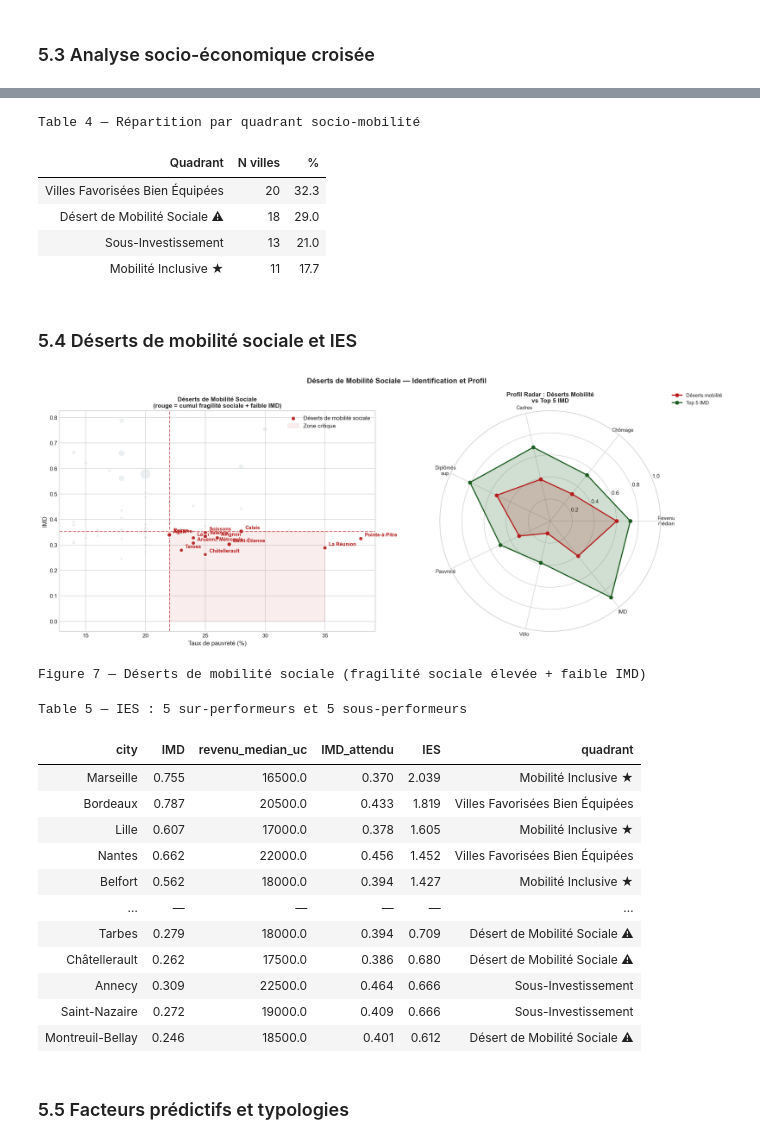
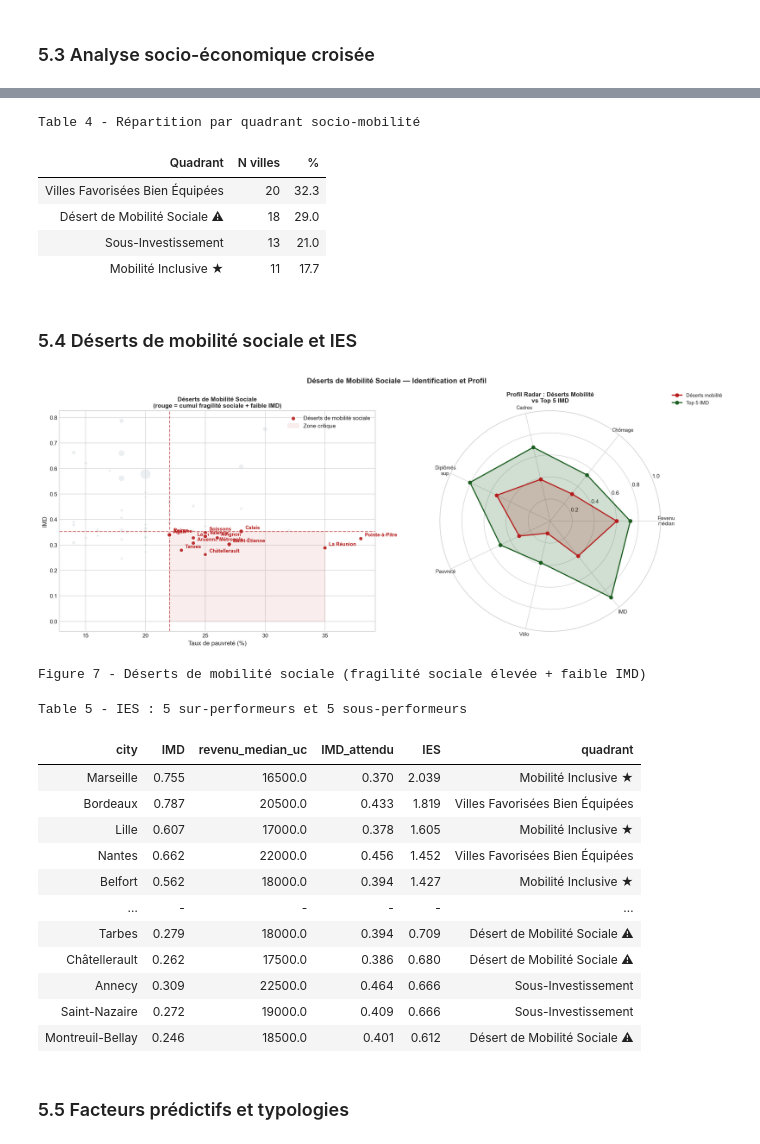
Before and after one commit to rohanfosse/bikeshare-data-explorer, a Jupyter notebook: notebooks/23_Research_Paper.ipynb, the cells around one changed output, grey strips where cells are left out. Saved outputs shown, nothing was run; the diff lists cells and outputs as text; code cells hidden in the pictures.

```diff
--- a/notebooks/23_Research_Paper.ipynb
+++ b/notebooks/23_Research_Paper.ipynb
@@ -545,13 +545,13 @@ if 'quadrant' in df_full.columns:
     tbl4.columns = ['Quadrant', 'N villes']
     tbl4['%'] = (tbl4['N villes'] / tbl4['N villes'].sum() * 100).round(1)
     display(HTML(
-        '<p><strong>Table 4</strong> — Répartition par quadrant socio-mobilité</p>' +
+        '<p><strong>Table 4</strong> - Répartition par quadrant socio-mobilité</p>' +
         tbl4.to_html(index=False, border=0, classes='table')
             .replace('<table', '<table style="font-size:0.92em; width:55%"')
     ))
     tbl4.to_csv(OUTPUT / 'tables_csv' / 'table4_quadrants.csv', index=False)
 # %% [output]
-Table 4 — Répartition par quadrant socio-mobilité
+Table 4 - Répartition par quadrant socio-mobilité
 | Quadrant | N villes | % |
 | Villes Favorisées Bien Équipées | 20 | 32.3 |
 | Désert de Mobilité Sociale ⚠ | 18 | 29.0 |
@@ -564,40 +564,40 @@ Table 4 — Répartition par quadrant socio-mobilité
 p7 = NB22 / 'figures' / '05_deserts_mobilite_sociale.png'
 if p7.exists():
     display(Image(str(p7), width=820))
-    print("Figure 7 — Déserts de mobilité sociale (fragilité sociale élevée + faible IMD)")
+    print("Figure 7 - Déserts de mobilité sociale (fragilité sociale élevée + faible IMD)")
 else:
     print("⚠ Exécuter NB22.")
 # %% [output]
 [figure]
-Figure 7 — Déserts de mobilité sociale (fragilité sociale élevée + faible IMD)
+Figure 7 - Déserts de mobilité sociale (fragilité sociale élevée + faible IMD)
 # %%
 # ── Table 5 : IES sur/sous-performeurs ────────────────────────────────────────
 if 'IES' in df_full.columns:
     df_ies = df_full[['city', 'IMD', 'revenu_median_uc', 'IMD_attendu', 'IES', 'quadrant']].copy()
     df_ies['quadrant'] = df_ies['quadrant'].str.replace('\n', ' ', regex=False)
     df_ies = df_ies.sort_values('IES', ascending=False)
 
     sep = pd.DataFrame([['…']*len(df_ies.columns)], columns=df_ies.columns)
     tbl5 = pd.concat([df_ies.head(5), sep, df_ies.tail(5)], ignore_index=True)
     for c in ['IMD', 'IMD_attendu', 'IES']:
         tbl5[c] = pd.to_numeric(tbl5[c], errors='coerce').round(3)
     tbl5['revenu_median_uc'] = pd.to_numeric(tbl5['revenu_median_uc'], errors='coerce').round(0)
 
     display(HTML(
-        '<p><strong>Table 5</strong> — IES : 5 sur-performeurs et 5 sous-performeurs</p>' +
-        tbl5.to_html(index=False, border=0, na_rep='—', classes='table')
+        '<p><strong>Table 5</strong> - IES : 5 sur-performeurs et 5 sous-performeurs</p>' +
+        tbl5.to_html(index=False, border=0, na_rep='-', classes='table')
             .replace('<table', '<table style="font-size:0.9em"')
     ))
     tbl5.to_csv(OUTPUT / 'tables_csv' / 'table5_ies.csv', index=False)
 # %% [output]
-Table 5 — IES : 5 sur-performeurs et 5 sous-performeurs
+Table 5 - IES : 5 sur-performeurs et 5 sous-performeurs
 | city | IMD | revenu_median_uc | IMD_attendu | IES | quadrant |
 | Marseille | 0.755 | 16500.0 | 0.370 | 2.039 | Mobilité Inclusive ★ |
 | Bordeaux | 0.787 | 20500.0 | 0.433 | 1.819 | Villes Favorisées Bien Équipées |
 | Lille | 0.607 | 17000.0 | 0.378 | 1.605 | Mobilité Inclusive ★ |
 | Nantes | 0.662 | 22000.0 | 0.456 | 1.452 | Villes Favorisées Bien Équipées |
 | Belfort | 0.562 | 18000.0 | 0.394 | 1.427 | Mobilité Inclusive ★ |
-| … | — | — | — | — | … |
+| … | - | - | - | - | … |
 | Tarbes | 0.279 | 18000.0 | 0.394 | 0.709 | Désert de Mobilité Sociale ⚠ |
 | Châtellerault | 0.262 | 17500.0 | 0.386 | 0.680 | Désert de Mobilité Sociale ⚠ |
 | Annecy | 0.309 | 22500.0 | 0.464 | 0.666 | Sous-Investissement |
```
Also changed, not shown: parts of 20 cells of this notebook, 32 other files.
